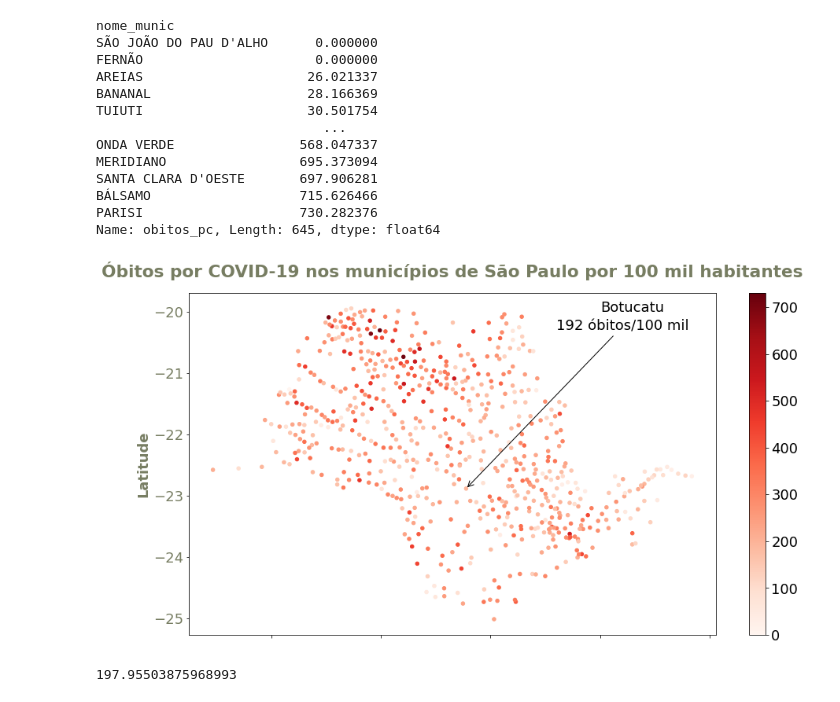
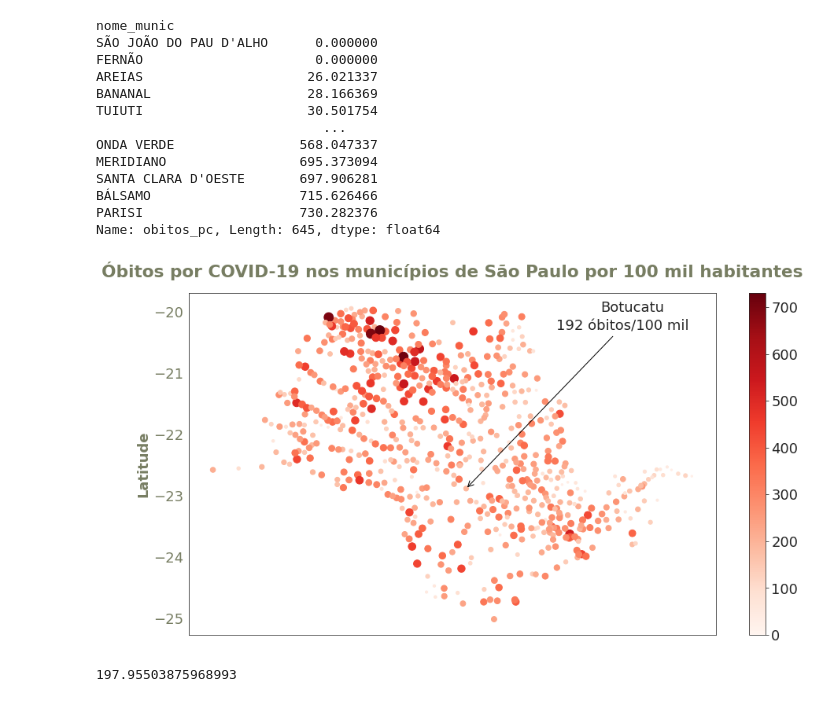
Before and after one commit to camilasp/Previsao_COVID-19, a Jupyter notebook: notebooks/Projeto_3.ipynb, the cells around one changed output. Saved outputs shown, nothing was run; the diff lists cells and outputs as text; code cells hidden in the pictures.

```diff
--- a/notebooks/Projeto_3.ipynb
+++ b/notebooks/Projeto_3.ipynb
@@ -168 +170,3 @@ font_t = {'family': 'sans-serif',
+# %%
+sns.set_style("white")
 # %%
@@ -201,16 +205,18 @@ SANTA CLARA D'OESTE       697.906281
 BÁLSAMO                   715.626466
 PARISI                    730.282376
 Name: obitos_pc, Length: 645, dtype: float64
+# %%
+size= coordenadas['obitos_pc']/5
 # %%
-coordenadas.plot.scatter(y='latitude', x = 'longitude', c = coordenadas['obitos_pc'],cmap = 'Reds', alpha=1.5)
+coordenadas.plot.scatter(y='latitude', x = 'longitude', c = coordenadas['obitos_pc'], s= size, alpha=1.5, cmap= 'Reds')
 plt.title("Óbitos por COVID-19 nos municípios de São Paulo por 100 mil habitantes", pad= 20, fontdict=font_t)
 plt.ylabel('Latitude', fontdict= font_t)
 plt.tick_params(axis='y', labelcolor= '#777D62')
 plt.annotate(xy=(-48.4437, -22.8837), xytext= (-46, -20), s= "Botucatu")
-plt.annotate(xy=(-48.4437, -22.8837), xytext= (-46.8, -20.3), s= "192 óbitos/100 mil", arrowprops=dict(arrowstyle="->"))
+plt.annotate(xy=(-48.4437, -22.8837), xytext= (-46.8, -20.3), s= "192 óbitos/100 mil", arrowprops=dict(arrowstyle="->", color = "black"))
 plt.show()
 # %% [output]
-[figure, old version]
+[figure, new version]
 # %%
 media['obitos']
 # %% [output]
```
Also changed, not shown: parts of 21 cells of this notebook.
